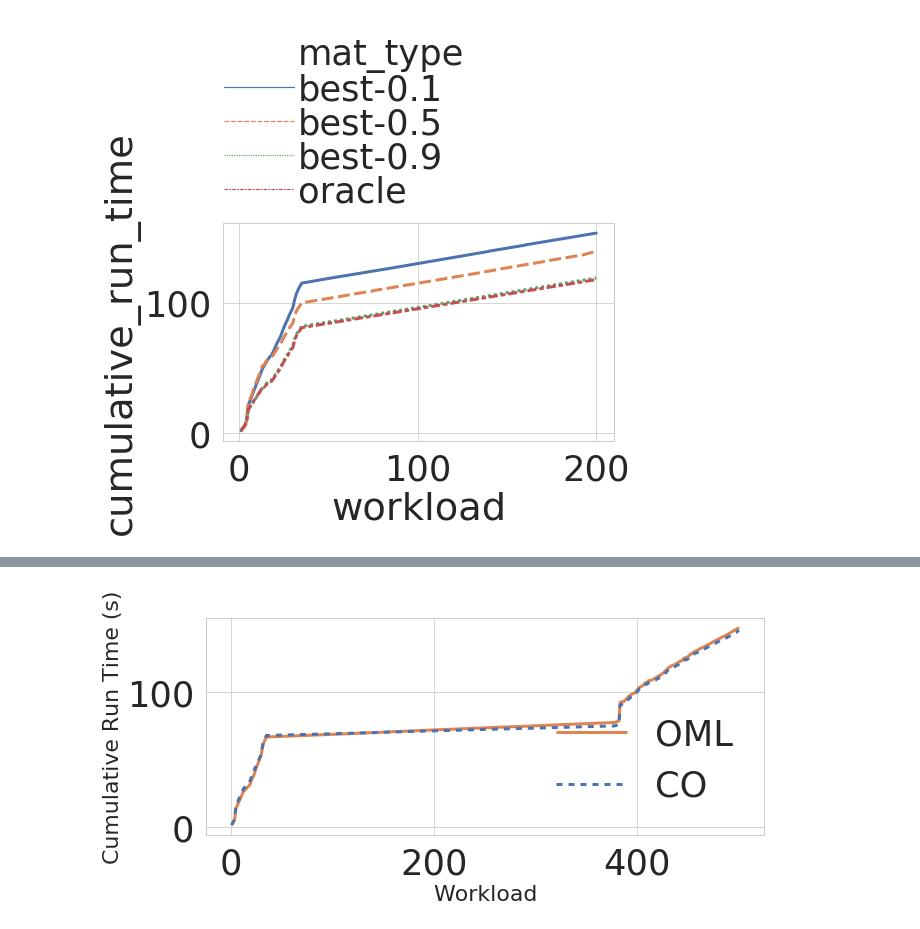
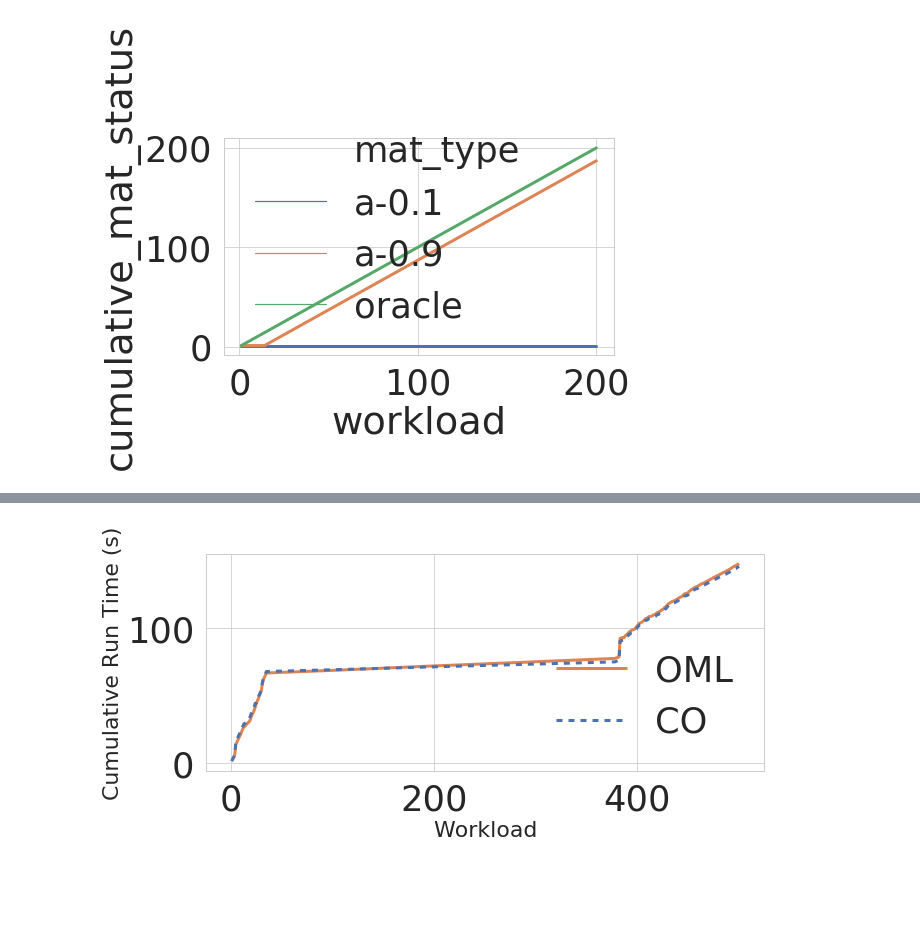
Before and after one commit to dbehrouz/ml-workload-optimization, a Jupyter notebook: code/collaborative-optimizer/paper/experiments/alpha_impact/plots.ipynb, the cells around one changed output, grey strips where cells are left out. Saved outputs shown, nothing was run; the diff lists cells and outputs as text; code cells hidden in the pictures; blank space fills up the shorter version.

Commit message:
adds warmstarting results and analysis

```diff
--- a/code/collaborative-optimizer/paper/experiments/alpha_impact/plots.ipynb
+++ b/code/collaborative-optimizer/paper/experiments/alpha_impact/plots.ipynb
@@ -45,7 +46,7 @@ def create_folder(path):
 # %%
 MODE = 'local'
 result_folder = ROOT_RESULT_FOLDER + '/' + MODE + '/alpha_impact/openml'
-result_file = result_folder + '/2019-10-17/13-11.csv'
+result_file = result_folder + '/2019-10-17/23-08.csv'
 # %%
 HEADERS = [
     'timestamp', 'exp_id', 'repo', 'pipeline', 'setup', 'mat_type','alpha', 'mat_status', 'total_run_time'
@@ -54,8 +55,9 @@ HEADERS = [
 method_map = {'optimized': 'CO', 'baseline': 'OML'}
 execution_times = pd.read_csv(result_file, header=None, names=HEADERS)
 
-execution_times['cumulative_run_time'] = execution_times.groupby(['exp_id', 'mat_type','alpha'])['total_run_time'].apply(lambda x: x.cumsum())
+execution_times['cumulative_mat_status'] = execution_times.groupby(['exp_id', 'mat_type','alpha'])['mat_status'].apply(lambda x: x.cumsum())
 execution_times['workload'] = execution_times.groupby(['exp_id', 'mat_type','alpha']).cumcount() + 1
-#execution_times['type'] = execution_times['type'].replace(method_map)
 # %%
-execution_times['mat_type'] = ['best-{}'.format(x['alpha']) if (x['mat_type'] == 'best_n') else x['mat_type'] for i,x in execution_times[['mat_type','alpha']].iterrows()]
+execution_times['mat_type'] = ['a-{}'.format(x['alpha']) if (x['mat_type'] == 'best_n') else x['mat_type'] for i,x in execution_times[['mat_type','alpha']].iterrows()]
+filter_list = ['a-0.1','a-0.9','oracle']
+execution_times = execution_times[execution_times['mat_type'].isin(filter_list)]
@@ -97,7 +110,7 @@ def plot_executions_time(df, y='cumulative_run_time',loc=None):
 #         plt.savefig(loc, bbox_inches ='tight')
 # %%
 #df = execution_times[(execution_times.mat_budget == 0.1) | (execution_times.type == 'OML')]
-plot_executions_time(execution_times, y='cumulative_run_time')
+plot_executions_time(execution_times, y='cumulative_mat_status')
 #plot_executions_time(df, y='cumulative_run_time',loc=output_directory+'/cumulative-runtime.pgf')
 # %% [output]
-[figure, old version]
+[figure, new version]
```
Also changed, not shown: parts of 5 cells of this notebook, 13 other files.
